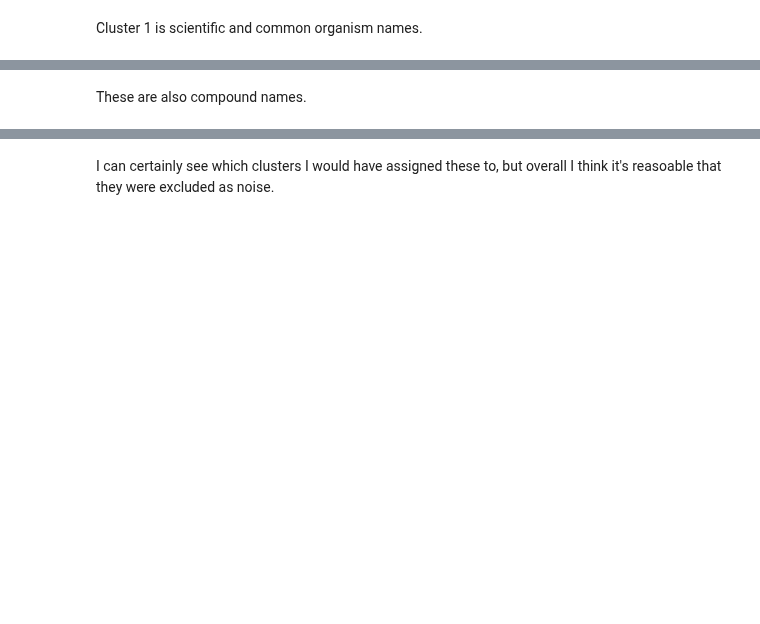
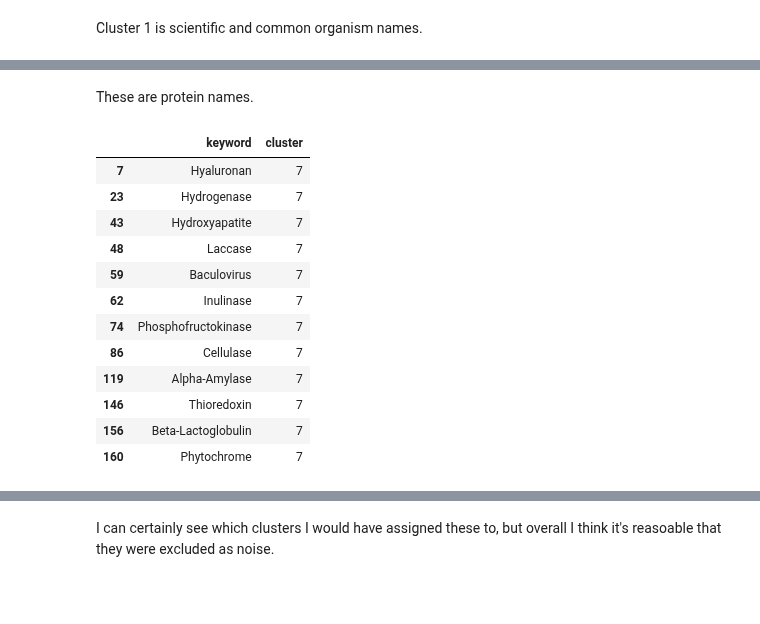
Before and after one commit to serenalotreck/desiccation-network, a Jupyter notebook: notebooks/WoS_dataset_characterization.ipynb, the cells around one changed output, grey strips where cells are left out. Drawn from its saved outputs; the diff is of its cells as text; code cells hidden in the pictures; blank space fills up the shorter version.

```diff
--- a/notebooks/WoS_dataset_characterization.ipynb
+++ b/notebooks/WoS_dataset_characterization.ipynb
@@ -762,2 +761,18 @@ dynamo_cluster_membership[dynamo_cluster_membership['cluster'] == 6]
 # %% [markdown]
-These are also compound names.
+These are protein names.
+# %%
+dynamo_cluster_membership[dynamo_cluster_membership['cluster'] == 7]
+# %% [output]
+|  | keyword | cluster |
+| 7 | Hyaluronan | 7 |
+| 23 | Hydrogenase | 7 |
+| 43 | Hydroxyapatite | 7 |
+| 48 | Laccase | 7 |
+| 59 | Baculovirus | 7 |
+| 62 | Inulinase | 7 |
+| 74 | Phosphofructokinase | 7 |
+| 86 | Cellulase | 7 |
+| 119 | Alpha-Amylase | 7 |
+| 146 | Thioredoxin | 7 |
+| 156 | Beta-Lactoglobulin | 7 |
+| 160 | Phytochrome | 7 |
```
Also changed, not shown: parts of 42 cells of this notebook, 3 other files.
